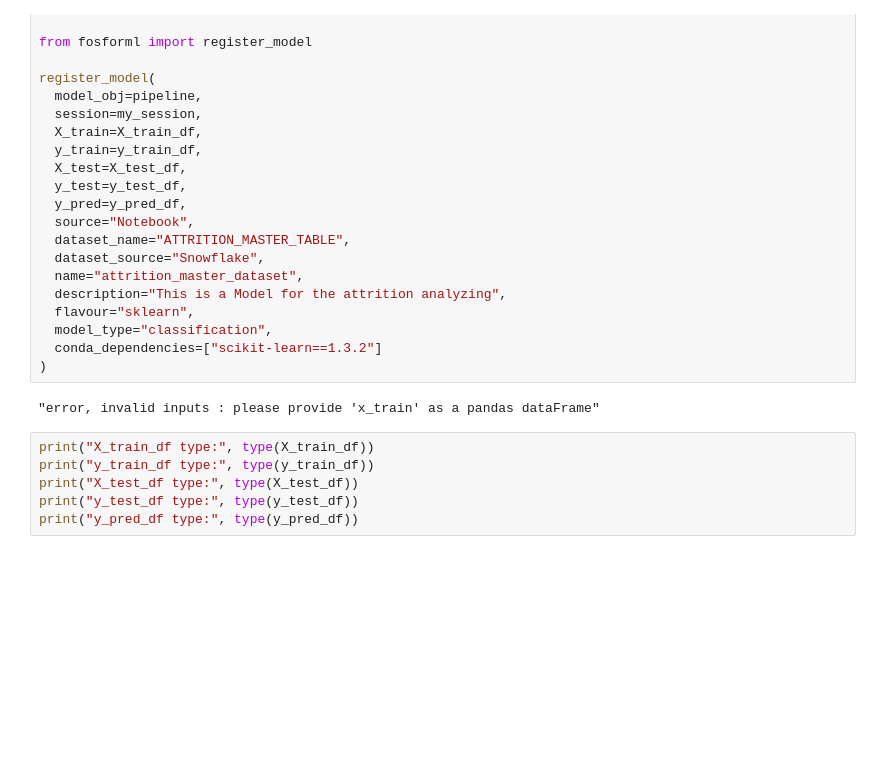
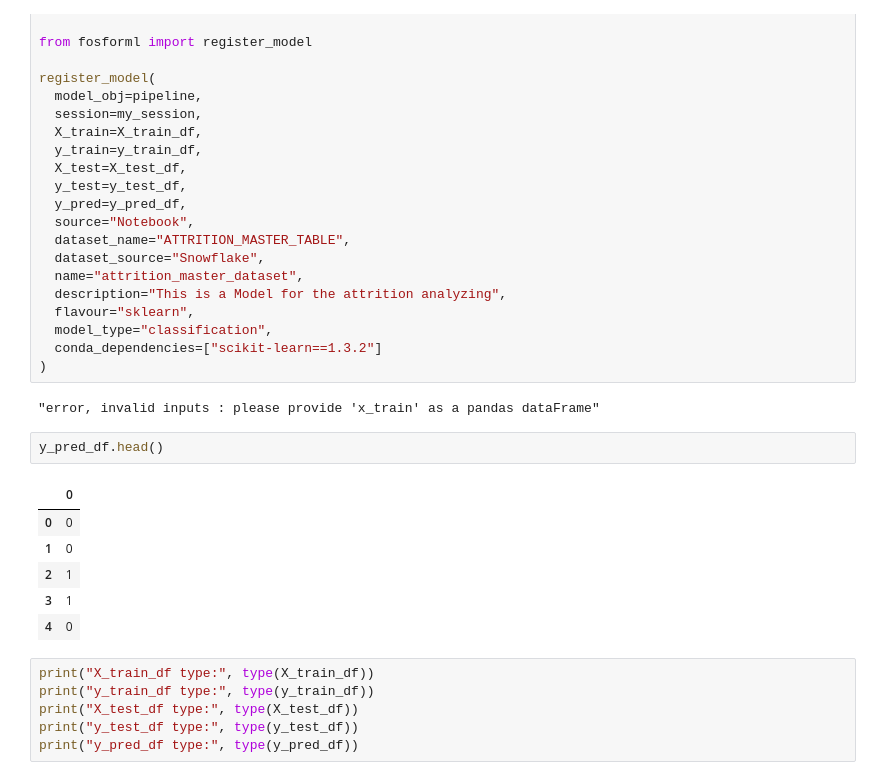
Before and after one commit to mhs10031990/BFS_FRAUD_ANALY_Repo, a Jupyter notebook: Attrition_Analyze.ipynb, the cells around one changed output. Saved outputs shown, nothing was run; the diff lists cells and outputs as text; blank space fills up the shorter version.

```diff
--- a/Attrition_Analyze.ipynb
+++ b/Attrition_Analyze.ipynb
@@ -254,6 +254,15 @@ register_model(
 )
 # %% [output]
 "error, invalid inputs : please provide 'x_train' as a pandas dataFrame"
+# %%
+y_pred_df.head()
+# %% [output]
+|  | 0 |
+| 0 | 0 |
+| 1 | 0 |
+| 2 | 1 |
+| 3 | 1 |
+| 4 | 0 |
 # %%
 print("X_train_df type:", type(X_train_df))
 print("y_train_df type:", type(y_train_df))
```
